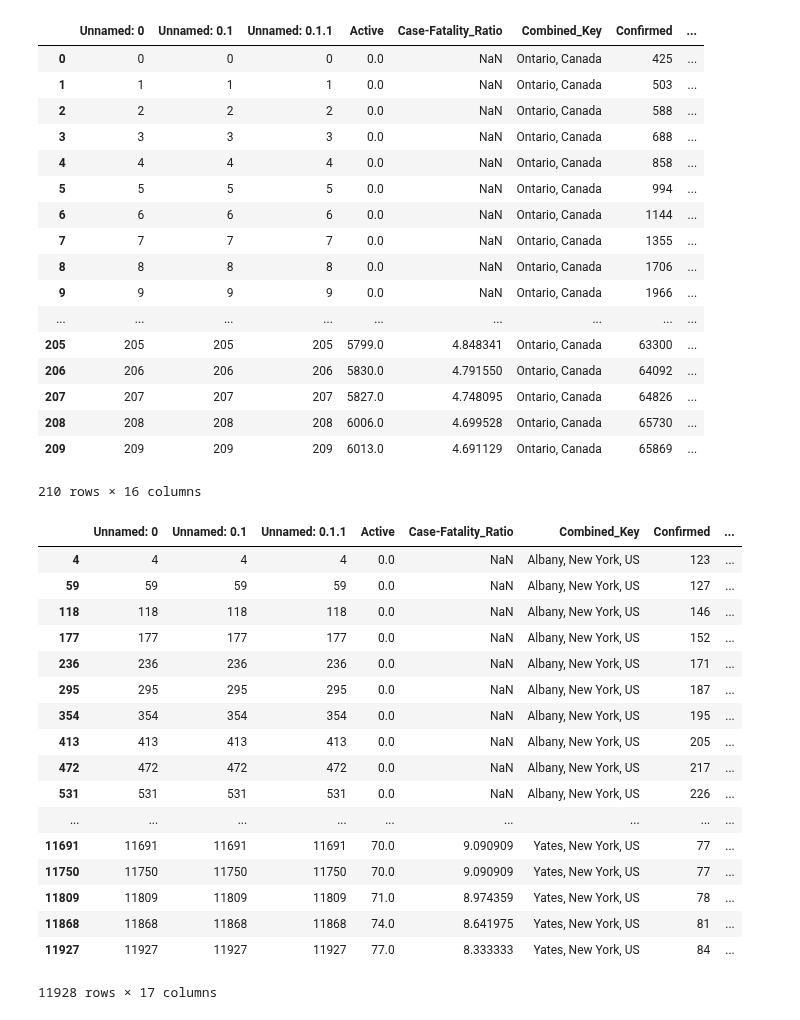
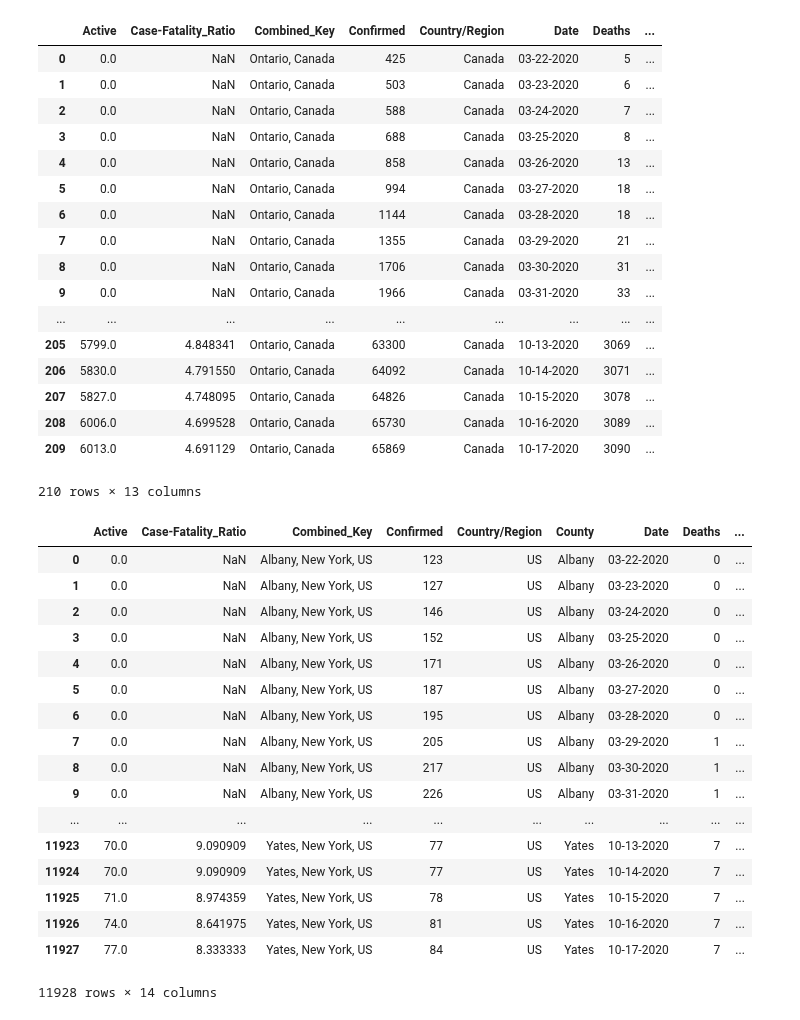
Before and after one commit to clement-ip/covid-airport-travel, a Jupyter notebook: Covid-Data/make_params_for_covid.ipynb, the cells around one changed output. Cells and saved outputs as stored; diff of their text form; code cells hidden in the pictures.

Commit message:
refine covid data filtering code, add smoothing to new cases

```diff
--- a/Covid-Data/make_params_for_covid.ipynb
+++ b/Covid-Data/make_params_for_covid.ipynb
@@ -94,53 +96,55 @@ yulCases
 temp = yyzCases.shift(1)
 yyzCases['Difference'] = yyzCases['Confirmed'] - temp['Confirmed']
 #yyzCases = yyzCases.drop(columns = ['Count'])
+yyzCases = yyzCases.loc[:,~(yyzCases.columns.str.contains("Unnamed:"))]
 yyzCases
 # %% [output]
-|  | Unnamed: 0 | Unnamed: 0.1 | Unnamed: 0.1.1 | Active | Case-Fatality_Ratio | Combined_Key | Confirmed | ... |
-| 0 | 0 | 0 | 0 | 0.0 | NaN | Ontario, Canada | 425 | ... |
-| 1 | 1 | 1 | 1 | 0.0 | NaN | Ontario, Canada | 503 | ... |
-| 2 | 2 | 2 | 2 | 0.0 | NaN | Ontario, Canada | 588 | ... |
-| 3 | 3 | 3 | 3 | 0.0 | NaN | Ontario, Canada | 688 | ... |
-| 4 | 4 | 4 | 4 | 0.0 | NaN | Ontario, Canada | 858 | ... |
-| 5 | 5 | 5 | 5 | 0.0 | NaN | Ontario, Canada | 994 | ... |
-| 6 | 6 | 6 | 6 | 0.0 | NaN | Ontario, Canada | 1144 | ... |
-| 7 | 7 | 7 | 7 | 0.0 | NaN | Ontario, Canada | 1355 | ... |
-| 8 | 8 | 8 | 8 | 0.0 | NaN | Ontario, Canada | 1706 | ... |
-| 9 | 9 | 9 | 9 | 0.0 | NaN | Ontario, Canada | 1966 | ... |
+|  | Active | Case-Fatality_Ratio | Combined_Key | Confirmed | Country/Region | Date | Deaths | ... |
+| 0 | 0.0 | NaN | Ontario, Canada | 425 | Canada | 03-22-2020 | 5 | ... |
+| 1 | 0.0 | NaN | Ontario, Canada | 503 | Canada | 03-23-2020 | 6 | ... |
+| 2 | 0.0 | NaN | Ontario, Canada | 588 | Canada | 03-24-2020 | 7 | ... |
+| 3 | 0.0 | NaN | Ontario, Canada | 688 | Canada | 03-25-2020 | 8 | ... |
+| 4 | 0.0 | NaN | Ontario, Canada | 858 | Canada | 03-26-2020 | 13 | ... |
+| 5 | 0.0 | NaN | Ontario, Canada | 994 | Canada | 03-27-2020 | 18 | ... |
+| 6 | 0.0 | NaN | Ontario, Canada | 1144 | Canada | 03-28-2020 | 18 | ... |
+| 7 | 0.0 | NaN | Ontario, Canada | 1355 | Canada | 03-29-2020 | 21 | ... |
+| 8 | 0.0 | NaN | Ontario, Canada | 1706 | Canada | 03-30-2020 | 31 | ... |
+| 9 | 0.0 | NaN | Ontario, Canada | 1966 | Canada | 03-31-2020 | 33 | ... |
 | ... | ... | ... | ... | ... | ... | ... | ... | ... |
-| 205 | 205 | 205 | 205 | 5799.0 | 4.848341 | Ontario, Canada | 63300 | ... |
-| 206 | 206 | 206 | 206 | 5830.0 | 4.791550 | Ontario, Canada | 64092 | ... |
-| 207 | 207 | 207 | 207 | 5827.0 | 4.748095 | Ontario, Canada | 64826 | ... |
-| 208 | 208 | 208 | 208 | 6006.0 | 4.699528 | Ontario, Canada | 65730 | ... |
-| 209 | 209 | 209 | 209 | 6013.0 | 4.691129 | Ontario, Canada | 65869 | ... |
+| 205 | 5799.0 | 4.848341 | Ontario, Canada | 63300 | Canada | 10-13-2020 | 3069 | ... |
+| 206 | 5830.0 | 4.791550 | Ontario, Canada | 64092 | Canada | 10-14-2020 | 3071 | ... |
+| 207 | 5827.0 | 4.748095 | Ontario, Canada | 64826 | Canada | 10-15-2020 | 3078 | ... |
+| 208 | 6006.0 | 4.699528 | Ontario, Canada | 65730 | Canada | 10-16-2020 | 3089 | ... |
+| 209 | 6013.0 | 4.691129 | Ontario, Canada | 65869 | Canada | 10-17-2020 | 3090 | ... |
-210 rows × 16 columns
+210 rows × 13 columns
 # %%
 # For American Count/Difference -
 # The 'Difference' column is aggregated by counties and not states
 
 lgaCases = lgaCases.sort_values(by = ['County', 'Date'])
 temp = lgaCases.shift(1)
 lgaCases['Difference'] = lgaCases['Confirmed'] - temp['Confirmed']
+lgaCases = lgaCases.loc[:,~(lgaCases.columns.str.contains("Unnamed:"))]
 lgaCases
 # %% [output]
-|  | Unnamed: 0 | Unnamed: 0.1 | Unnamed: 0.1.1 | Active | Case-Fatality_Ratio | Combined_Key | Confirmed | ... |
-| 4 | 4 | 4 | 4 | 0.0 | NaN | Albany, New York, US | 123 | ... |
-| 59 | 59 | 59 | 59 | 0.0 | NaN | Albany, New York, US | 127 | ... |
-| 118 | 118 | 118 | 118 | 0.0 | NaN | Albany, New York, US | 146 | ... |
-| 177 | 177 | 177 | 177 | 0.0 | NaN | Albany, New York, US | 152 | ... |
-| 236 | 236 | 236 | 236 | 0.0 | NaN | Albany, New York, US | 171 | ... |
-| 295 | 295 | 295 | 295 | 0.0 | NaN | Albany, New York, US | 187 | ... |
-| 354 | 354 | 354 | 354 | 0.0 | NaN | Albany, New York, US | 195 | ... |
-| 413 | 413 | 413 | 413 | 0.0 | NaN | Albany, New York, US | 205 | ... |
-| 472 | 472 | 472 | 472 | 0.0 | NaN | Albany, New York, US | 217 | ... |
-| 531 | 531 | 531 | 531 | 0.0 | NaN | Albany, New York, US | 226 | ... |
-| ... | ... | ... | ... | ... | ... | ... | ... | ... |
-| 11691 | 11691 | 11691 | 11691 | 70.0 | 9.090909 | Yates, New York, US | 77 | ... |
-| 11750 | 11750 | 11750 | 11750 | 70.0 | 9.090909 | Yates, New York, US | 77 | ... |
-| 11809 | 11809 | 11809 | 11809 | 71.0 | 8.974359 | Yates, New York, US | 78 | ... |
-| 11868 | 11868 | 11868 | 11868 | 74.0 | 8.641975 | Yates, New York, US | 81 | ... |
-| 11927 | 11927 | 11927 | 11927 | 77.0 | 8.333333 | Yates, New York, US | 84 | ... |
+|  | Active | Case-Fatality_Ratio | Combined_Key | Confirmed | Country/Region | County | Date | Deaths | ... |
+| 0 | 0.0 | NaN | Albany, New York, US | 123 | US | Albany | 03-22-2020 | 0 | ... |
+| 1 | 0.0 | NaN | Albany, New York, US | 127 | US | Albany | 03-23-2020 | 0 | ... |
+| 2 | 0.0 | NaN | Albany, New York, US | 146 | US | Albany | 03-24-2020 | 0 | ... |
+| 3 | 0.0 | NaN | Albany, New York, US | 152 | US | Albany | 03-25-2020 | 0 | ... |
+| 4 | 0.0 | NaN | Albany, New York, US | 171 | US | Albany | 03-26-2020 | 0 | ... |
+| 5 | 0.0 | NaN | Albany, New York, US | 187 | US | Albany | 03-27-2020 | 0 | ... |
+| 6 | 0.0 | NaN | Albany, New York, US | 195 | US | Albany | 03-28-2020 | 0 | ... |
+| 7 | 0.0 | NaN | Albany, New York, US | 205 | US | Albany | 03-29-2020 | 1 | ... |
+| 8 | 0.0 | NaN | Albany, New York, US | 217 | US | Albany | 03-30-2020 | 1 | ... |
+| 9 | 0.0 | NaN | Albany, New York, US | 226 | US | Albany | 03-31-2020 | 1 | ... |
+| ... | ... | ... | ... | ... | ... | ... | ... | ... | ... |
+| 11923 | 70.0 | 9.090909 | Yates, New York, US | 77 | US | Yates | 10-13-2020 | 7 | ... |
+| 11924 | 70.0 | 9.090909 | Yates, New York, US | 77 | US | Yates | 10-14-2020 | 7 | ... |
+| 11925 | 71.0 | 8.974359 | Yates, New York, US | 78 | US | Yates | 10-15-2020 | 7 | ... |
+| 11926 | 74.0 | 8.641975 | Yates, New York, US | 81 | US | Yates | 10-16-2020 | 7 | ... |
+| 11927 | 77.0 | 8.333333 | Yates, New York, US | 84 | US | Yates | 10-17-2020 | 7 | ... |
-11928 rows × 17 columns
+11928 rows × 14 columns
 # %%
 jfkCases = jfkCases.sort_values(by = ['County', 'Date'])
 temp = jfkCases.shift(1)
```
Also changed, not shown: parts of 8 cells of this notebook, 13 other files.
